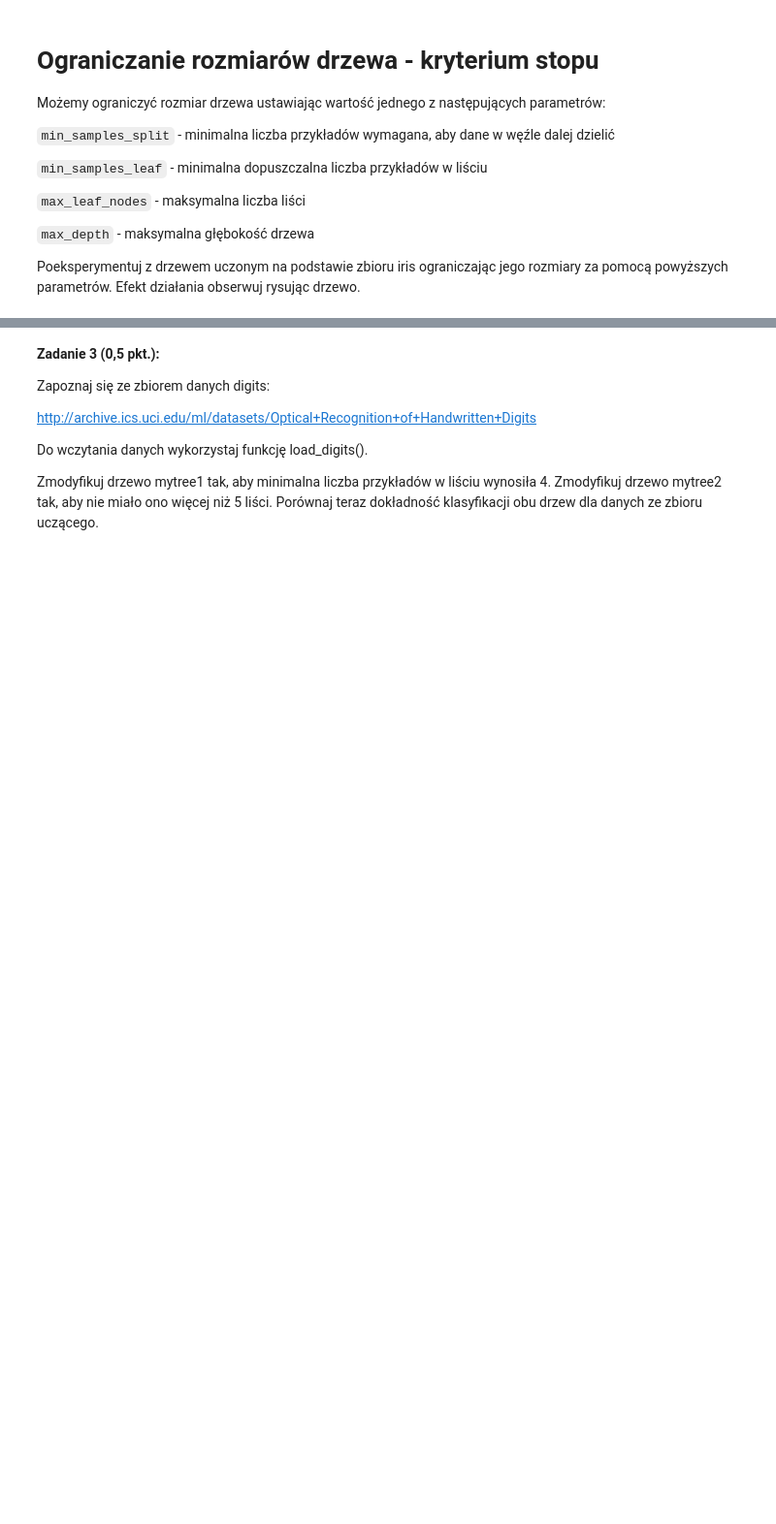
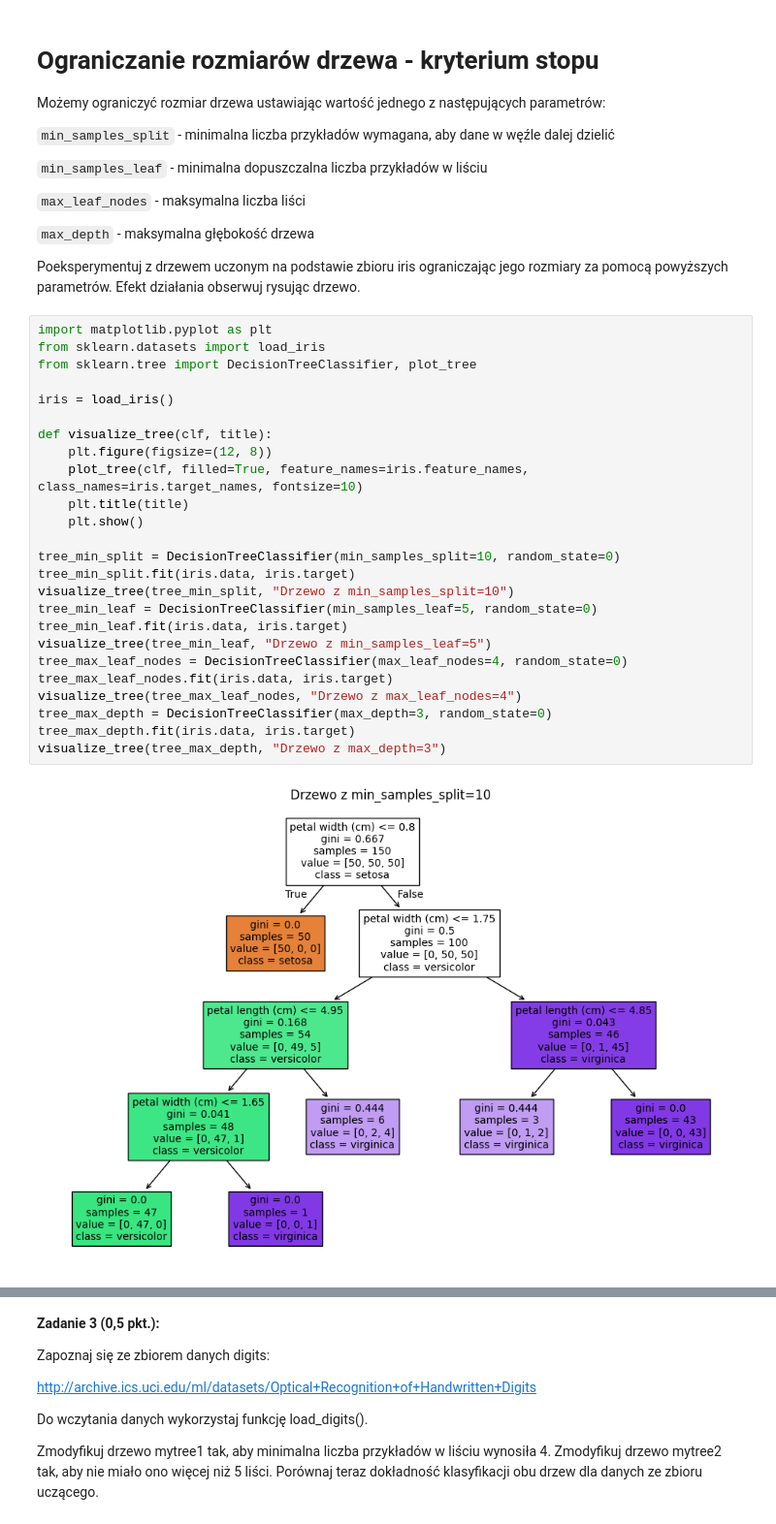
Before and after one commit to KlebowskiMaciej/MSU_DataMining, a Jupyter notebook: lab1 Decision Tree/zajęcia.ipynb, the cells around one changed output, grey strips where cells are left out. Shown: that part at 97% size. Drawn from its saved outputs; the diff is of its cells as text; blank space fills up the shorter version.

Commit message:
feat(decisionTree): response for all exercise

```diff
--- a/lab1 Decision Tree/zajęcia.ipynb
+++ b/lab1 Decision Tree/zajęcia.ipynb
@@ -103,3 +198,30 @@ Możemy ograniczyć rozmiar drzewa ustawiając wartość jednego z następujący
 `max_depth` - maksymalna głębokość drzewa
 
 Poeksperymentuj z drzewem uczonym na podstawie zbioru iris ograniczając jego rozmiary za pomocą powyższych parametrów. Efekt działania obserwuj rysując drzewo.
+# %%
+import matplotlib.pyplot as plt
+from sklearn.datasets import load_iris
+from sklearn.tree import DecisionTreeClassifier, plot_tree
+
+iris = load_iris()
+
+def visualize_tree(clf, title):
+    plt.figure(figsize=(12, 8))
+    plot_tree(clf, filled=True, feature_names=iris.feature_names, class_names=iris.target_names, fontsize=10)
+    plt.title(title)
+    plt.show()
+
+tree_min_split = DecisionTreeClassifier(min_samples_split=10, random_state=0)
+tree_min_split.fit(iris.data, iris.target)
+visualize_tree(tree_min_split, "Drzewo z min_samples_split=10")
+tree_min_leaf = DecisionTreeClassifier(min_samples_leaf=5, random_state=0)
+tree_min_leaf.fit(iris.data, iris.target)
+visualize_tree(tree_min_leaf, "Drzewo z min_samples_leaf=5")
+tree_max_leaf_nodes = DecisionTreeClassifier(max_leaf_nodes=4, random_state=0)
+tree_max_leaf_nodes.fit(iris.data, iris.target)
+visualize_tree(tree_max_leaf_nodes, "Drzewo z max_leaf_nodes=4")
+tree_max_depth = DecisionTreeClassifier(max_depth=3, random_state=0)
+tree_max_depth.fit(iris.data, iris.target)
+visualize_tree(tree_max_depth, "Drzewo z max_depth=3")
+# %% [output]
+[figure, added]
```
Also changed, not shown: parts of 19 cells of this notebook.
